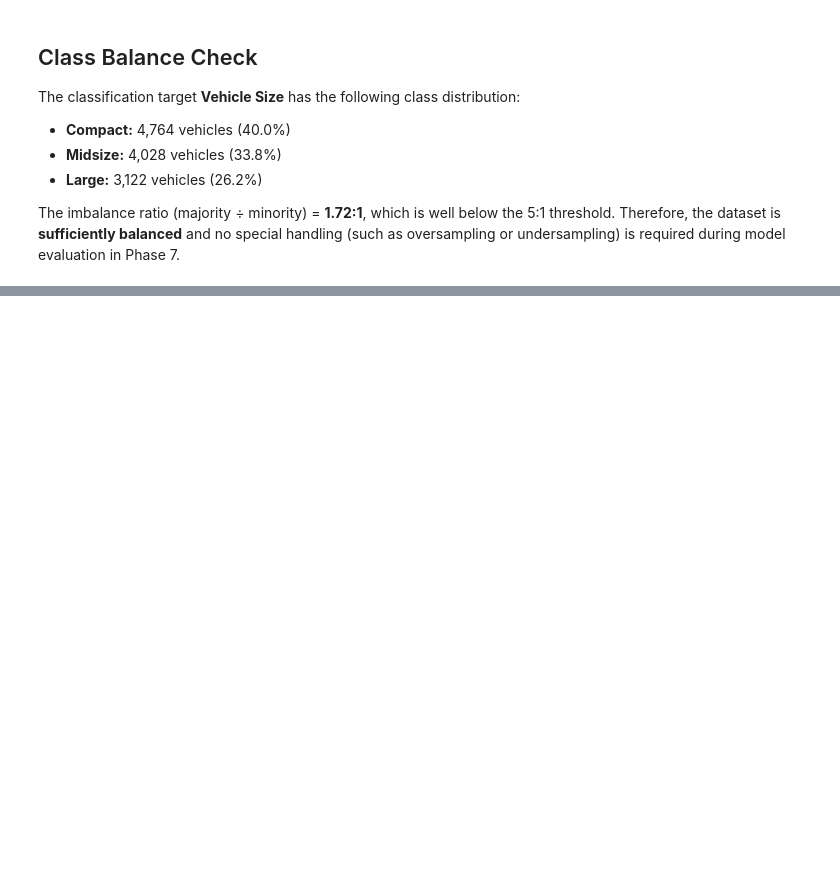
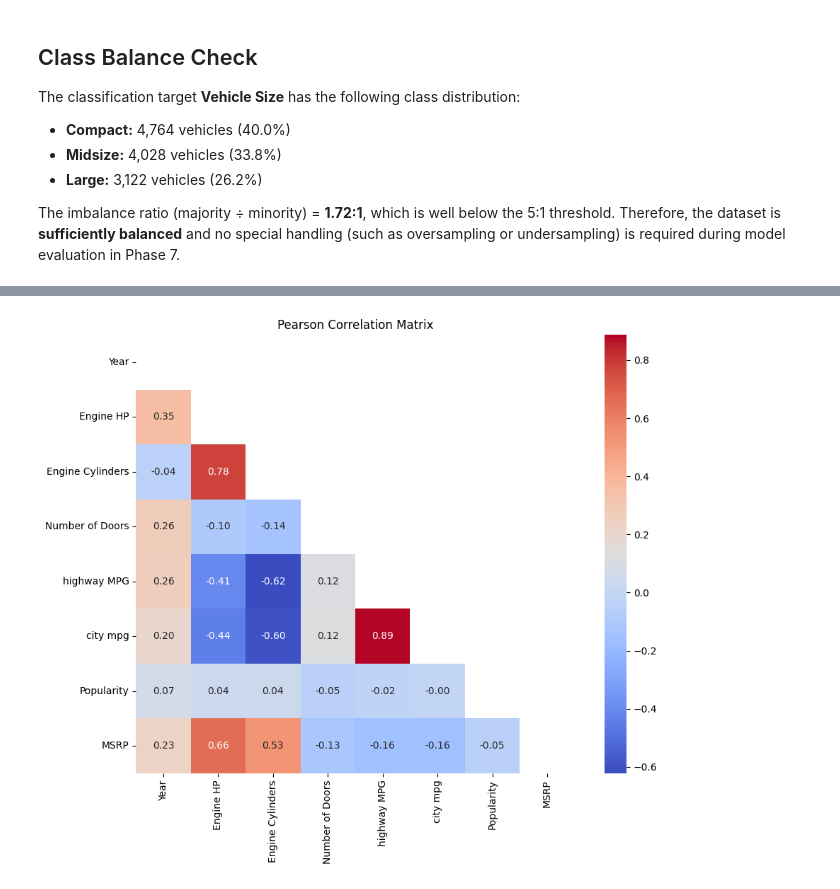
Before and after one commit to husnainalix77/automotive-price-predictor, a Jupyter notebook: notebook/automotive-price-analysis.ipynb, the cells around one changed output, grey strips where cells are left out. Saved outputs shown, nothing was run; the diff lists cells and outputs as text; code cells hidden in the pictures; blank space fills up the shorter version.

```diff
--- a/notebook/automotive-price-analysis.ipynb
+++ b/notebook/automotive-price-analysis.ipynb
@@ -164,0 +360,14 @@ in Phase 7.
+# %%
+# select all numerical columns at once
+corr = df.select_dtypes(include='number').corr()
+
+mask = np.triu(np.ones_like(corr)) # Mask hides the upper triangle of the correlation matrix to avoid showing the same correlation value twice
+
+plt.figure(figsize=(10, 8))
+sns.heatmap(corr, mask=mask, annot=True,
+            cmap="coolwarm", fmt=".2f", square=True)
+plt.title("Pearson Correlation Matrix")
+plt.tight_layout()
+plt.show()
+# %% [output]
+[figure, added]
```
Also changed, not shown: parts of 25 cells of this notebook.
